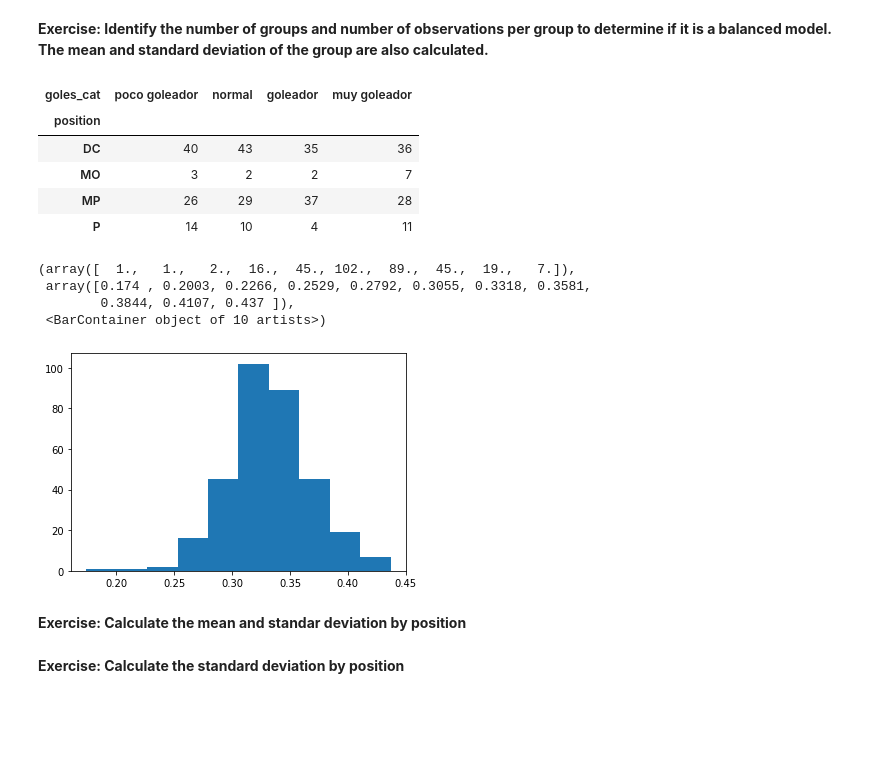
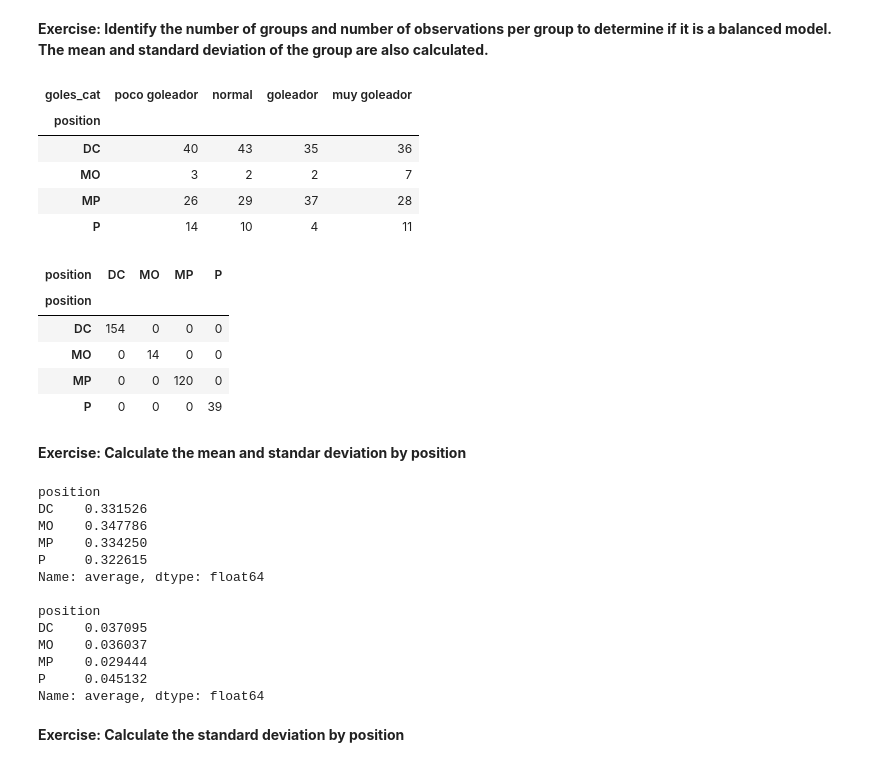
Before and after one commit to federico-serron/hypothesis-testing-exercises-project-with-python, a Jupyter notebook: notebook/problems.ipynb, the cells around one changed output. Drawn from its saved outputs; the diff is of its cells as text; code cells hidden in the pictures; blank space fills up the shorter version.

```diff
--- a/notebook/problems.ipynb
+++ b/notebook/problems.ipynb
@@ -48,37 +48,54 @@ my_data.describe()
 # %%
 my_data['goles_cat'] = pd.cut(my_data.average,
 bins=[0, np.quantile(my_data.average, 0.25),
 np.quantile(my_data.average, 0.5),
 np.quantile(my_data.average, 0.75),
 my_data.average.max()],
 labels=["poco goleador", "normal", "goleador", "muy goleador"])
 
 
 display(pd.crosstab(my_data["position"],my_data['goles_cat']))
-pd.crosstab(my_data["position"],my_data['goles_cat'], normalize='columns')
-
-plt.hist(my_data.average)
+pd.crosstab(my_data["position"],my_data['position'])
 
 #DC: Delantero centro
 #MO: Medio ofensivo
 #MP: Media punta
 #P: Puntero
 # %% [output]
 | goles_cat | poco goleador | normal | goleador | muy goleador |
 | position |  |  |  |  |
 | DC | 40 | 43 | 35 | 36 |
 | MO | 3 | 2 | 2 | 7 |
 | MP | 26 | 29 | 37 | 28 |
 | P | 14 | 10 | 4 | 11 |
-(array([  1.,   1.,   2.,  16.,  45., 102.,  89.,  45.,  19.,   7.]),
- array([0.174 , 0.2003, 0.2266, 0.2529, 0.2792, 0.3055, 0.3318, 0.3581,
-        0.3844, 0.4107, 0.437 ]),
- <BarContainer object of 10 artists>)
-[figure, removed]
+| position | DC | MO | MP | P |
+| position |  |  |  |  |
+| DC | 154 | 0 | 0 | 0 |
+| MO | 0 | 14 | 0 | 0 |
+| MP | 0 | 0 | 120 | 0 |
+| P | 0 | 0 | 0 | 39 |
 # %% [markdown]
 **Exercise: Calculate the mean and standar deviation by position**
 # %%
-my_data.groupby('<<<FIXME>>>')['average'].agg('<<<FIXME>>>')
+mean = my_data.groupby('position')['average'].mean()
+sd = my_data.groupby('position')['average'].std()
+
+print(mean, end='\n\n')
+print(sd)
+# %% [output]
+position
+DC    0.331526
+MO    0.347786
+MP    0.334250
+P     0.322615
+Name: average, dtype: float64
+
+position
+DC    0.037095
+MO    0.036037
+MP    0.029444
+P     0.045132
+Name: average, dtype: float64
 # %% [markdown]
 **Exercise: Calculate the standard deviation by position**
 # %%
```
Also changed, not shown: parts of 4 cells of this notebook, 1 other file.
